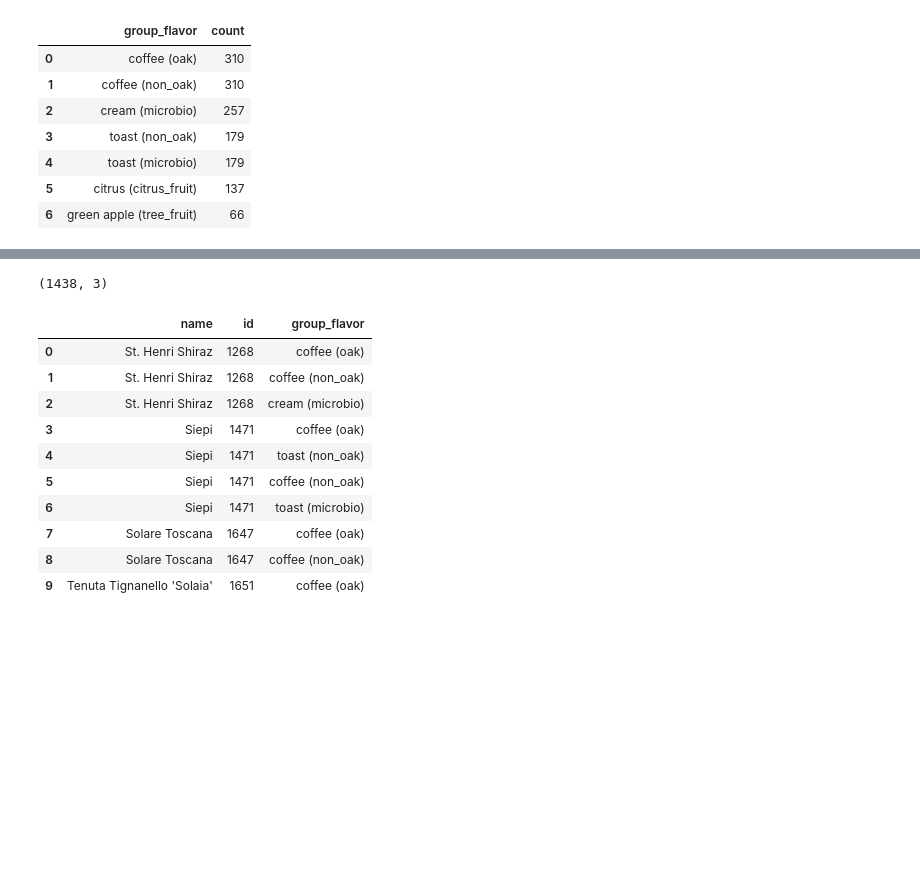
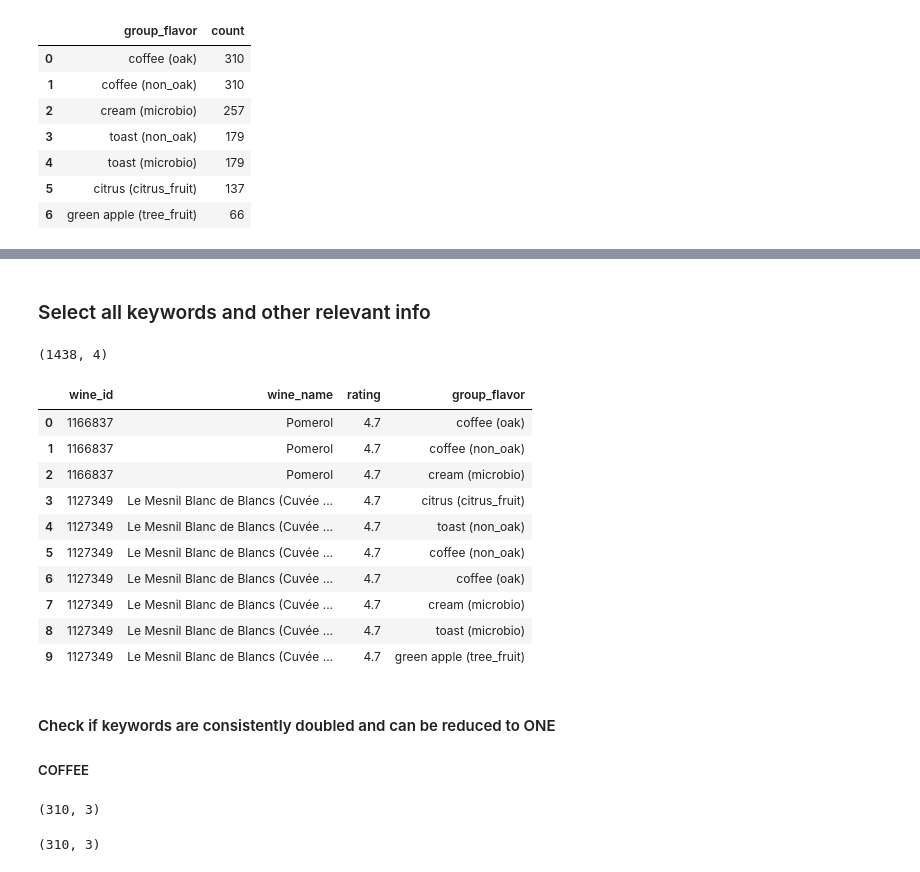
Before and after one commit to Finol12/Wiwinio-Project, a Jupyter notebook: notebooks/question_3.ipynb, the cells around one changed output, grey strips where cells are left out. Drawn from its saved outputs; the diff is of its cells as text; code cells hidden in the pictures; blank space fills up the shorter version.

```diff
--- a/notebooks/question_3.ipynb
+++ b/notebooks/question_3.ipynb
@@ -55,29 +70,77 @@ display(df_taste_count)
+# %% [markdown]
+### Select all keywords and other relevant info
 # %%
-query_5_tastes = f"""
-    SELECT wines.name, wines.id,
+query_5_tastes = """
+    SELECT wines.id AS wine_id,
+           wines.name AS wine_name,
+           wines.ratings_average AS rating,
            keywords.name || ' (' || keywords_wine.group_name || ')' AS group_flavor
     FROM keywords_wine
         JOIN keywords on keywords_wine.keyword_id = keywords.id
         JOIN flavor_groups on keywords_wine.group_name = flavor_groups.name
         JOIN wines on keywords_wine.wine_id = wines.id
     WHERE keywords.name IN ("coffee", "toast", "green apple", "cream", "citrus") AND
           keywords_wine.count > 10
-    ORDER BY wines.id
-;
+    ORDER BY rating DESC
+    ;
 """
 df_5_tastes = pd.read_sql_query(query_5_tastes, connection)
 print(df_5_tastes.shape)
 display(df_5_tastes.head(10))
 # %% [output]
-(1438, 3)
+(1438, 4)
-|  | name | id | group_flavor |
-| 0 | St. Henri Shiraz | 1268 | coffee (oak) |
-| 1 | St. Henri Shiraz | 1268 | coffee (non_oak) |
-| 2 | St. Henri Shiraz | 1268 | cream (microbio) |
-| 3 | Siepi | 1471 | coffee (oak) |
-| 4 | Siepi | 1471 | toast (non_oak) |
-| 5 | Siepi | 1471 | coffee (non_oak) |
-| 6 | Siepi | 1471 | toast (microbio) |
-| 7 | Solare Toscana | 1647 | coffee (oak) |
-| 8 | Solare Toscana | 1647 | coffee (non_oak) |
-| 9 | Tenuta Tignanello 'Solaia' | 1651 | coffee (oak) |
+|  | wine_id | wine_name | rating | group_flavor |
+| 0 | 1166837 | Pomerol | 4.7 | coffee (oak) |
+| 1 | 1166837 | Pomerol | 4.7 | coffee (non_oak) |
+| 2 | 1166837 | Pomerol | 4.7 | cream (microbio) |
+| 3 | 1127349 | Le Mesnil Blanc de Blancs (Cuvée ... | 4.7 | citrus (citrus_fruit) |
+| 4 | 1127349 | Le Mesnil Blanc de Blancs (Cuvée ... | 4.7 | toast (non_oak) |
+| 5 | 1127349 | Le Mesnil Blanc de Blancs (Cuvée ... | 4.7 | coffee (non_oak) |
+| 6 | 1127349 | Le Mesnil Blanc de Blancs (Cuvée ... | 4.7 | coffee (oak) |
+| 7 | 1127349 | Le Mesnil Blanc de Blancs (Cuvée ... | 4.7 | cream (microbio) |
+| 8 | 1127349 | Le Mesnil Blanc de Blancs (Cuvée ... | 4.7 | toast (microbio) |
+| 9 | 1127349 | Le Mesnil Blanc de Blancs (Cuvée ... | 4.7 | green apple (tree_fruit) |
+# %% [markdown]
+#### Check if keywords are consistently doubled and can be reduced to ONE
+
+##### COFFEE
+# %%
+query_coffee_oak = f"""
+    SELECT wines.id AS wine_id,
+           wines.name AS wine_name,
+           -- wines.ratings_average AS rating,
+           keywords.name || ' (' || keywords_wine.group_name || ')' AS group_flavor
+    FROM keywords_wine
+        JOIN keywords on keywords_wine.keyword_id = keywords.id
+        JOIN flavor_groups on keywords_wine.group_name = flavor_groups.name
+        JOIN wines on keywords_wine.wine_id = wines.id
+    WHERE keywords.name = "coffee" AND
+          keywords_wine.group_name = "oak" AND
+          keywords_wine.count > 10
+    ORDER BY wine_id, group_flavor
+    ;
+"""
+df_coffee_oak = pd.read_sql_query(query_coffee_oak, connection)
+
+query_coffee_oak = f"""
+    SELECT wines.id AS wine_id,
+           wines.name AS wine_name,
+           -- wines.ratings_average AS rating,
+           keywords.name || ' (' || keywords_wine.group_name || ')' AS group_flavor
+    FROM keywords_wine
+        JOIN keywords on keywords_wine.keyword_id = keywords.id
+        JOIN flavor_groups on keywords_wine.group_name = flavor_groups.name
+        JOIN wines on keywords_wine.wine_id = wines.id
+    WHERE keywords.name = "coffee" AND
+          keywords_wine.group_name = "non_oak" AND
+          keywords_wine.count > 10
+    ORDER BY wine_id, group_flavor
+    ;
+"""
+df_coffee_non_oak = pd.read_sql_query(query_coffee_oak, connection)
+
+display(df_coffee_oak.shape)
+display(df_coffee_non_oak.shape)
+# %% [output]
+(310, 3)
+(310, 3)
```
Also changed, not shown: parts of 13 cells of this notebook.
